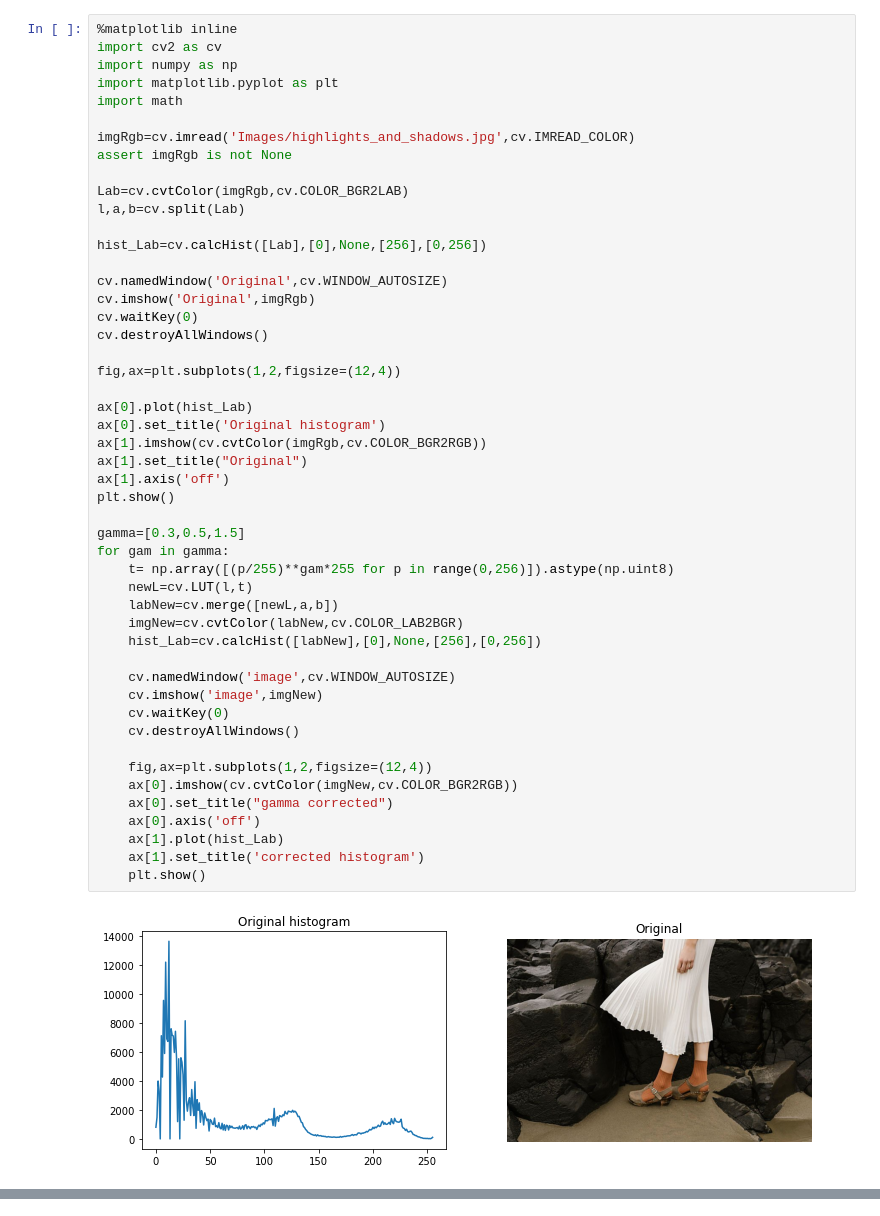
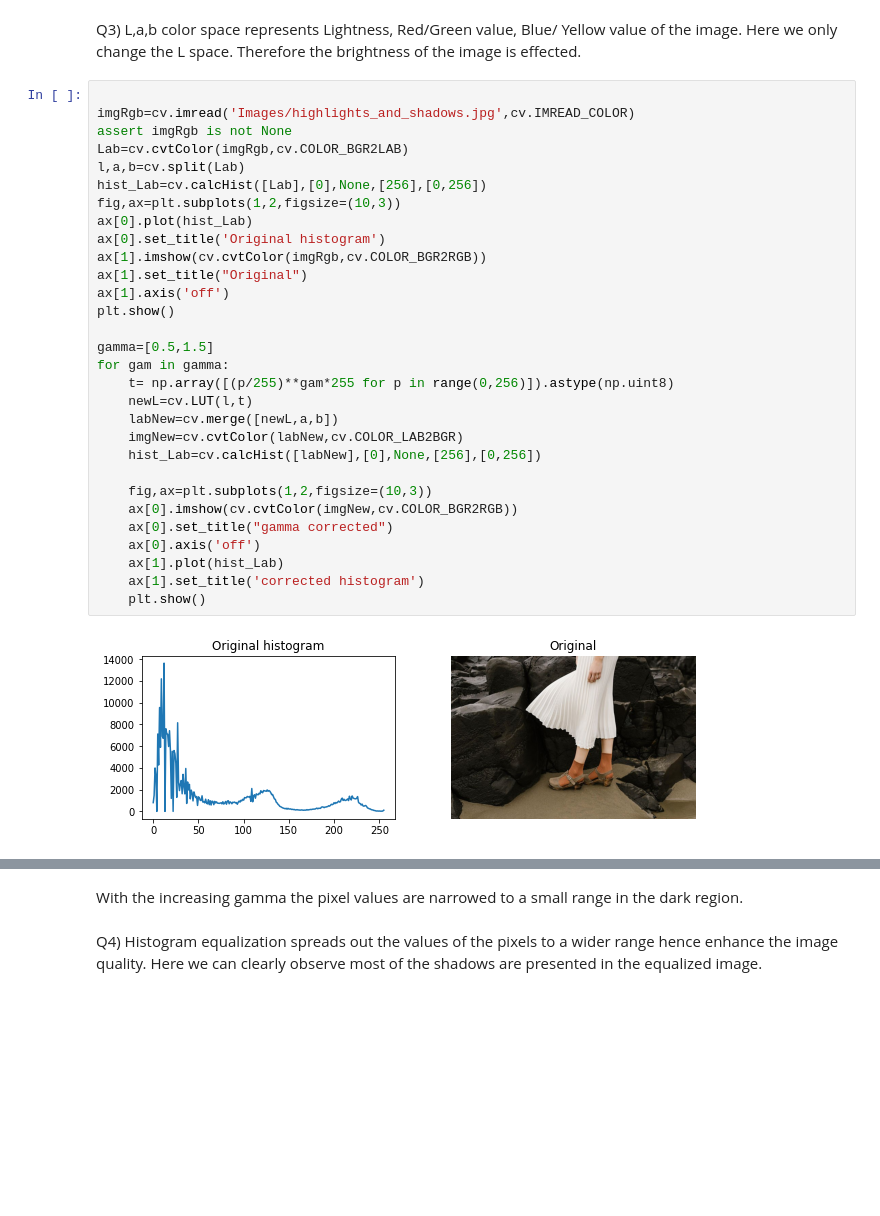
Before and after one commit to nifla2000/EN2550-Codings, a Jupyter notebook: Assignment1.ipynb, the cells around one changed output, grey strips where cells are left out. Cells and saved outputs as stored; diff of their text form; blank space fills up the shorter version.

```diff
--- a/Assignment1.ipynb
+++ b/Assignment1.ipynb
@@ -108,51 +67,34 @@ plt.show()
+# %% [markdown]
+Q3) L,a,b color space represents Lightness, Red/Green value, Blue/ Yellow value of the image. Here we only change the L space. Therefore the brightness of the image is effected.
 # %%
-%matplotlib inline
-import cv2 as cv
-import numpy as np
-import matplotlib.pyplot as plt
-import math
 
 imgRgb=cv.imread('Images/highlights_and_shadows.jpg',cv.IMREAD_COLOR)
 assert imgRgb is not None
-
 Lab=cv.cvtColor(imgRgb,cv.COLOR_BGR2LAB)
 l,a,b=cv.split(Lab)
-
 hist_Lab=cv.calcHist([Lab],[0],None,[256],[0,256])
-
-cv.namedWindow('Original',cv.WINDOW_AUTOSIZE)
-cv.imshow('Original',imgRgb)
-cv.waitKey(0)
-cv.destroyAllWindows()
-
-fig,ax=plt.subplots(1,2,figsize=(12,4))
-
+fig,ax=plt.subplots(1,2,figsize=(10,3))
 ax[0].plot(hist_Lab)
 ax[0].set_title('Original histogram')
 ax[1].imshow(cv.cvtColor(imgRgb,cv.COLOR_BGR2RGB))
 ax[1].set_title("Original")
 ax[1].axis('off')
 plt.show()
 
-gamma=[0.3,0.5,1.5]
+gamma=[0.5,1.5]
 for gam in gamma:
     t= np.array([(p/255)**gam*255 for p in range(0,256)]).astype(np.uint8)
     newL=cv.LUT(l,t)
     labNew=cv.merge([newL,a,b])
     imgNew=cv.cvtColor(labNew,cv.COLOR_LAB2BGR)
     hist_Lab=cv.calcHist([labNew],[0],None,[256],[0,256])
 
-    cv.namedWindow('image',cv.WINDOW_AUTOSIZE)
-    cv.imshow('image',imgNew)
-    cv.waitKey(0)
-    cv.destroyAllWindows()
-
-    fig,ax=plt.subplots(1,2,figsize=(12,4))
+    fig,ax=plt.subplots(1,2,figsize=(10,3))
     ax[0].imshow(cv.cvtColor(imgNew,cv.COLOR_BGR2RGB))
     ax[0].set_title("gamma corrected")
     ax[0].axis('off')
     ax[1].plot(hist_Lab)
     ax[1].set_title('corrected histogram')
     plt.show()
 # %% [output]
-[figure, old version]
+[figure, new version]
@@ -162,3 +103,7 @@ for gam in gamma:
+# %% [markdown]
+With the increasing gamma the pixel values are narrowed to a small range in the dark region.
+# %% [markdown]
+Q4) Histogram equalization spreads out the values of the pixels to a wider range hence enhance the image quality. Here we can clearly observe most of the shadows are presented in the equalized image.
 # %%
 import numpy as np
 import matplotlib.pyplot as plt
```
Also changed, not shown: parts of 16 cells of this notebook, 33 other files.
